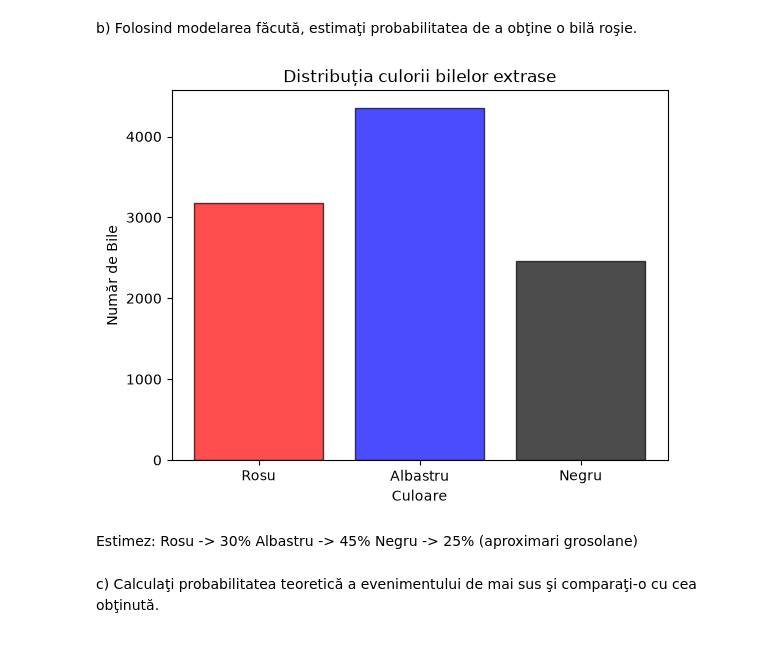
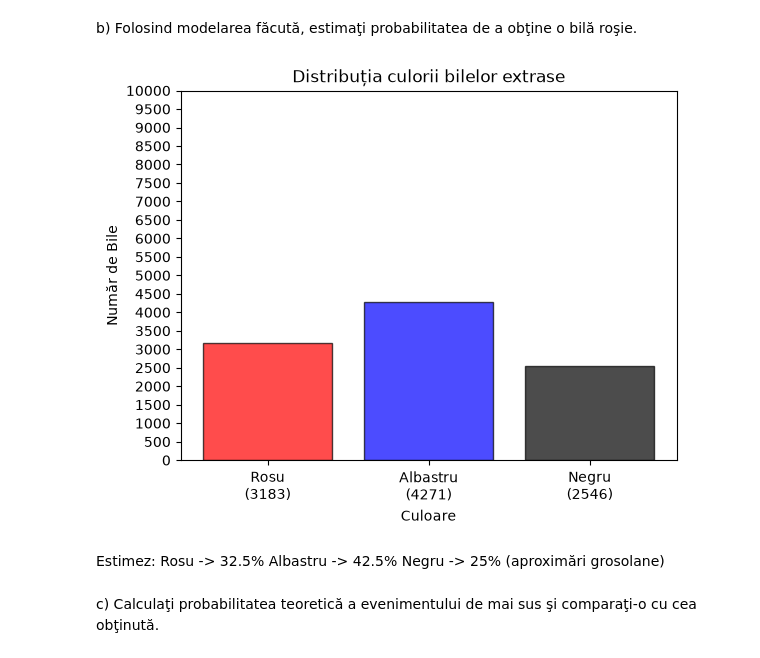
Before and after one commit to BobertMann/rpopa-PMP-2026, a Jupyter notebook: Lab01/Ex1.ipynb, the cells around one changed output. Drawn from its saved outputs; the diff is of its cells as text; code cells hidden in the pictures.

```diff
--- a/Lab01/Ex1.ipynb
+++ b/Lab01/Ex1.ipynb
@@ -7,12 +7,10 @@ Apoi extragem o bilă din urnă.
 a) Simulaţi în Python experimentul de mai sus.
 # %%
 import numpy as np
+import pymc as pm
 import matplotlib.pyplot as plt
 
 
-r = 3
-a = 4
-n = 2
 def run() :
   r = 3
   a = 4
@@ -38,26 +36,29 @@ b) Folosind modelarea făcută, estimaţi probabilitatea de a obţine o bilă ro
 # %%
 
 
 def runs(iter_cnt):
   observed_runs = [run() for i in range(iter_cnt)]
   colors = ["Rosu", "Albastru", "Negru"]
   counts = [observed_runs.count(c) for c in colors]
   plt.bar(colors, counts, alpha=0.7, color=['red', 'blue', 'black'], edgecolor='black')
   plt.title('Distribuția culorii bilelor extrase')
+  plt.yticks(np.arange(0, iter_cnt + 1, iter_cnt // 20))
+  plt.xticks(range(len(colors)), [f"{c}\n({n})" for c, n in zip(colors, counts)])
+
   plt.xlabel('Culoare')
   plt.ylabel('Număr de Bile')
   plt.show()
 
 
 runs(10000)
 # %% [output]
-[figure, old version]
+[figure, new version]
 # %% [markdown]
 Estimez:
-  Rosu     -> 30%
-  Albastru -> 45%
+  Rosu     -> 32.5%
+  Albastru -> 42.5%
   Negru    -> 25%
-  (aproximari grosolane)
+  (aproximări grosolane)
 # %% [markdown]
 c) Calculaţi probabilitatea teoretică a evenimentului de mai sus şi comparaţi-o cu cea obţinută.
 # %% [markdown]
```
Also changed, not shown: parts of 2 cells of this notebook.
